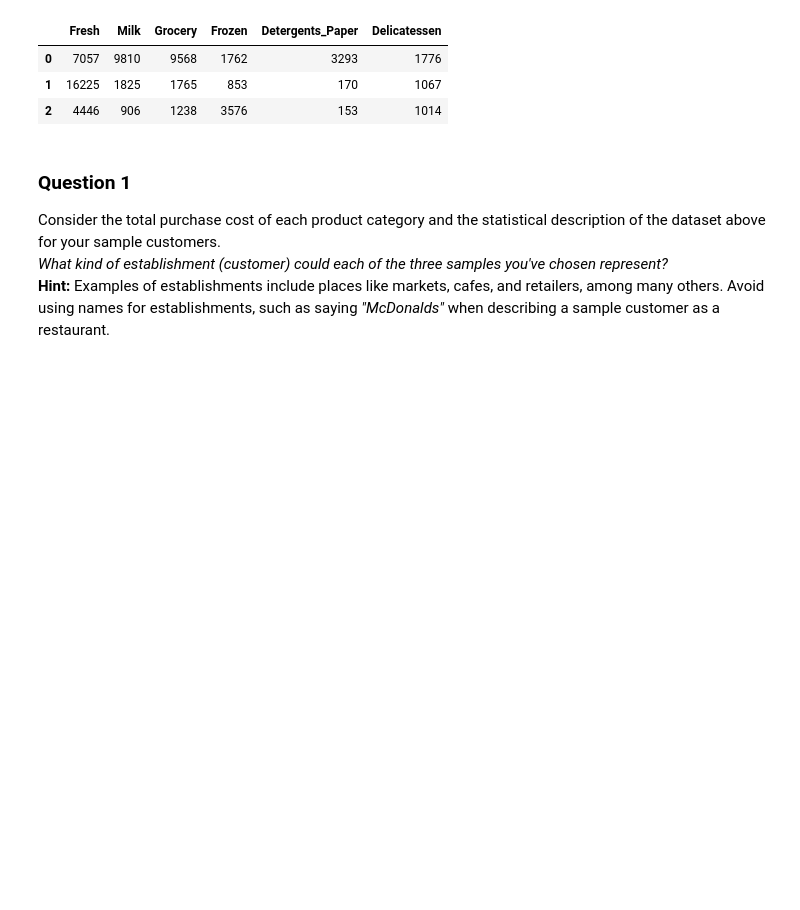
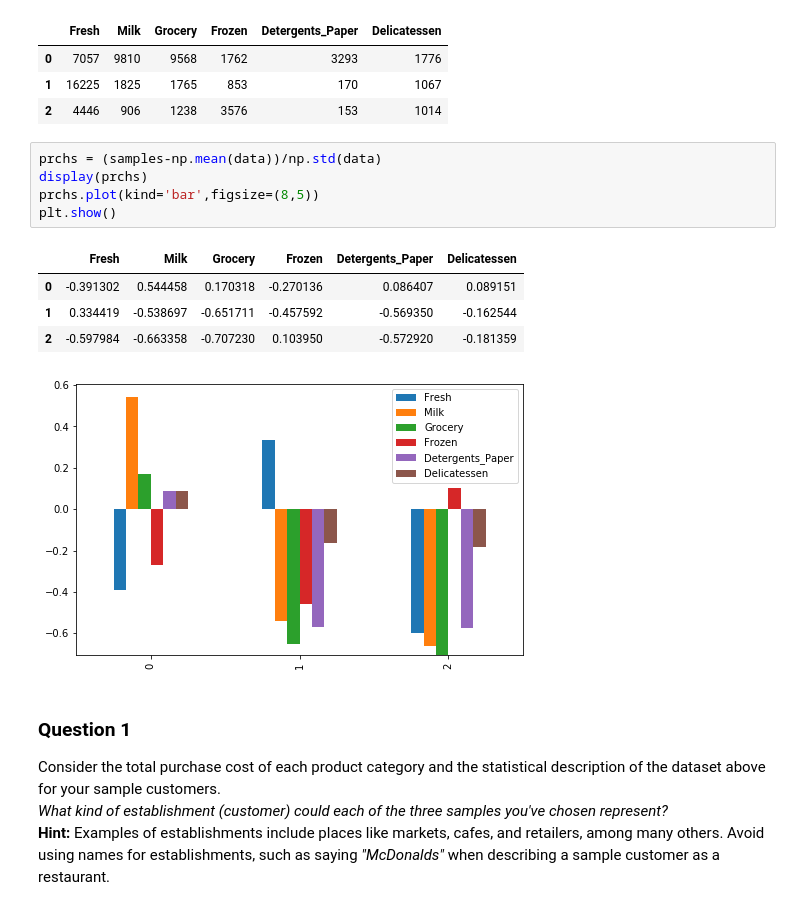
Before and after one commit to bdastmalchi/machine-learning, a Jupyter notebook: projects/creating_customer_segments/customer_segments.ipynb, the cells around one changed output. Saved outputs shown, nothing was run; the diff lists cells and outputs as text; blank space fills up the shorter version.

```diff
--- a/projects/creating_customer_segments/customer_segments.ipynb
+++ b/projects/creating_customer_segments/customer_segments.ipynb
@@ -70,6 +70,17 @@ Chosen samples of wholesale customers dataset:
 | 0 | 7057 | 9810 | 9568 | 1762 | 3293 | 1776 |
 | 1 | 16225 | 1825 | 1765 | 853 | 170 | 1067 |
 | 2 | 4446 | 906 | 1238 | 3576 | 153 | 1014 |
+# %%
+prchs = (samples-np.mean(data))/np.std(data)
+display(prchs)
+prchs.plot(kind='bar',figsize=(8,5))
+plt.show()
+# %% [output]
+|  | Fresh | Milk | Grocery | Frozen | Detergents_Paper | Delicatessen |
+| 0 | -0.391302 | 0.544458 | 0.170318 | -0.270136 | 0.086407 | 0.089151 |
+| 1 | 0.334419 | -0.538697 | -0.651711 | -0.457592 | -0.569350 | -0.162544 |
+| 2 | -0.597984 | -0.663358 | -0.707230 | 0.103950 | -0.572920 | -0.181359 |
+[figure, added]
 # %% [markdown]
 ### Question 1
 Consider the total purchase cost of each product category and the statistical description of the dataset above for your sample customers.
```
Also changed, not shown: parts of 18 cells of this notebook, 1 other file.
